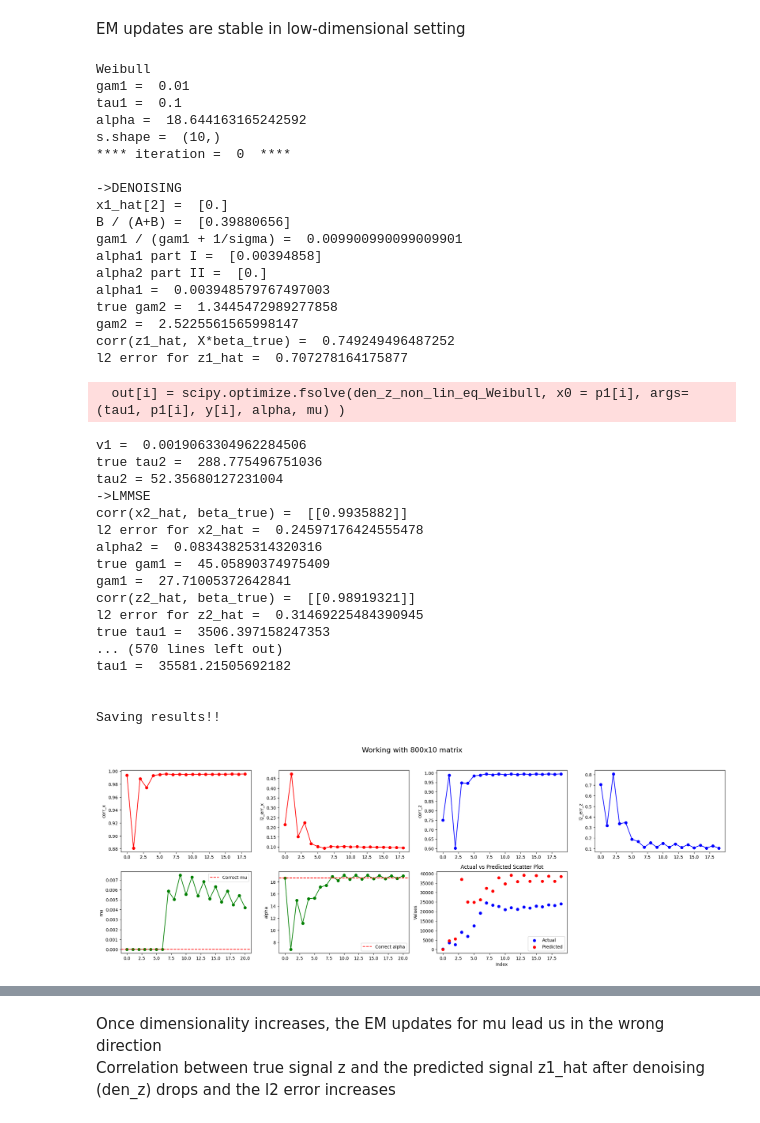
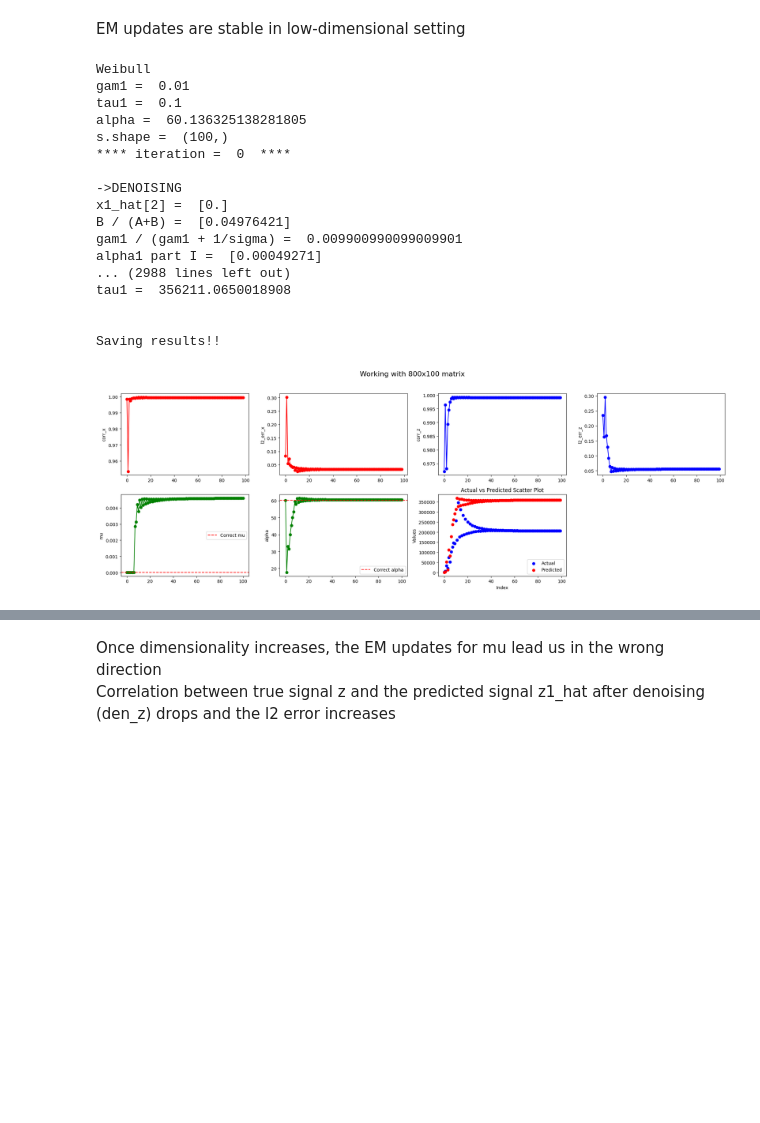
Before and after one commit to ADepope/vampW, a Jupyter notebook: test_library.ipynb, the cells around one changed output, grey strips where cells are left out. Cells and saved outputs as stored; diff of their text form; code cells hidden in the pictures; blank space fills up the shorter version.

```diff
--- a/test_library.ipynb
+++ b/test_library.ipynb
@@ -11,68 +11,49 @@ EM updates are stable in low-dimensional setting
 # %%
 np.random.seed(42)
 n=800
-m=10
+m=100
 p=0.4
-la=0.4
+la=0.05
 # This is where the sigma is defined. Note that the scope of this definition extends to gvamp
 sigma=1
 omega=1
-h2=0.5
+h2=0.9
 gam1 = 1e-2
 tau1 = 1e-1
 mu=np.full((n,1), 0)
-maxiter = 20
+maxiter = 100
 problem_instance = Problem(n=n, m=m, la=la, sigmas = [sigma], omegas=[omega], model='Weibull', mu=mu)
 X,beta,y,alpha = sim_model(problem_instance,h2,p )
 
 print("gam1 = ", gam1)
 print("tau1 = ", tau1)
 print("alpha = ", alpha)
 
 # we start with an initialization that compleately complies with the assumptions
 r1 = np.zeros((m,1))
 #r1 = beta + random.normal(loc=0.0, scale=np.sqrt(1.0/gam1), size=[m,1])
 p1 = np.zeros((n,1))
 #p1 = X @ beta + random.normal(loc=0.0, scale=np.sqrt(1.0/tau1), size=[n,1])
 problem_instance.prior_instance.distribution_parameters['alpha']=alpha
 
 est, gam1, corrs_x, l2_errs_x, corrs_z, l2_errs_z, mus, alphas, a, ps, dl_dmus, z1_hats =  infere(X, y, gam1, r1, tau1, p1, problem_instance, maxiter, beta, True, True)
 plot_metrics(corrs_x, l2_errs_x, corrs_z, l2_errs_z, mus, alphas, dl_dmus, a, ps, mu[0][0], alpha, n, m)
 # %% [output]
 Weibull
 gam1 =  0.01
 tau1 =  0.1
-alpha =  18.644163165242592
-s.shape =  (10,)
+alpha =  60.136325138281805
+s.shape =  (100,)
 **** iteration =  0  ****
 
 ->DENOISING
 x1_hat[2] =  [0.]
-B / (A+B) =  [0.39880656]
+B / (A+B) =  [0.04976421]
 gam1 / (gam1 + 1/sigma) =  0.009900990099009901
-alpha1 part I =  [0.00394858]
-alpha2 part II =  [0.]
-alpha1 =  0.003948579767497003
-true gam2 =  1.3445472989277858
-gam2 =  2.5225561565998147
-corr(z1_hat, X*beta_true) =  0.749249496487252
-l2 error for z1_hat =  0.707278164175877
+alpha1 part I =  [0.00049271]
+... (2988 lines left out)
+tau1 =  356211.0650018908
+
+
+Saving results!!
-  out[i] = scipy.optimize.fsolve(den_z_non_lin_eq_Weibull, x0 = p1[i], args=(tau1, p1[i], y[i], alpha, mu) )
-v1 =  0.0019063304962284506
-true tau2 =  288.775496751036
-tau2 = 52.35680127231004
-->LMMSE
-corr(x2_hat, beta_true) =  [[0.9935882]]
-l2 error for x2_hat =  0.24597176424555478
-alpha2 =  0.08343825314320316
-true gam1 =  45.05890374975409
-gam1 =  27.71005372642841
-corr(z2_hat, beta_true) =  [[0.98919321]]
-l2 error for z2_hat =  0.31469225484390945
-true tau1 =  3506.397158247353
-... (570 lines left out)
-tau1 =  35581.21505692182
-
-
-Saving results!!
-[figure, old version]
+[figure, new version]
```
Also changed, not shown: parts of 4 cells of this notebook, 2 other files.
